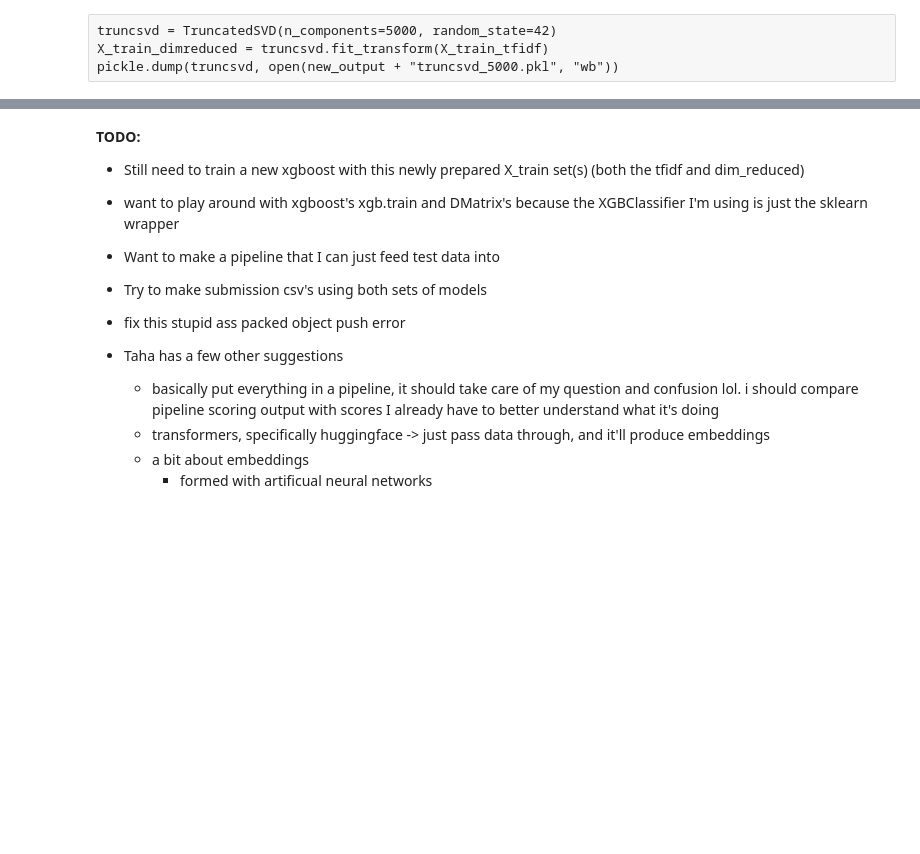
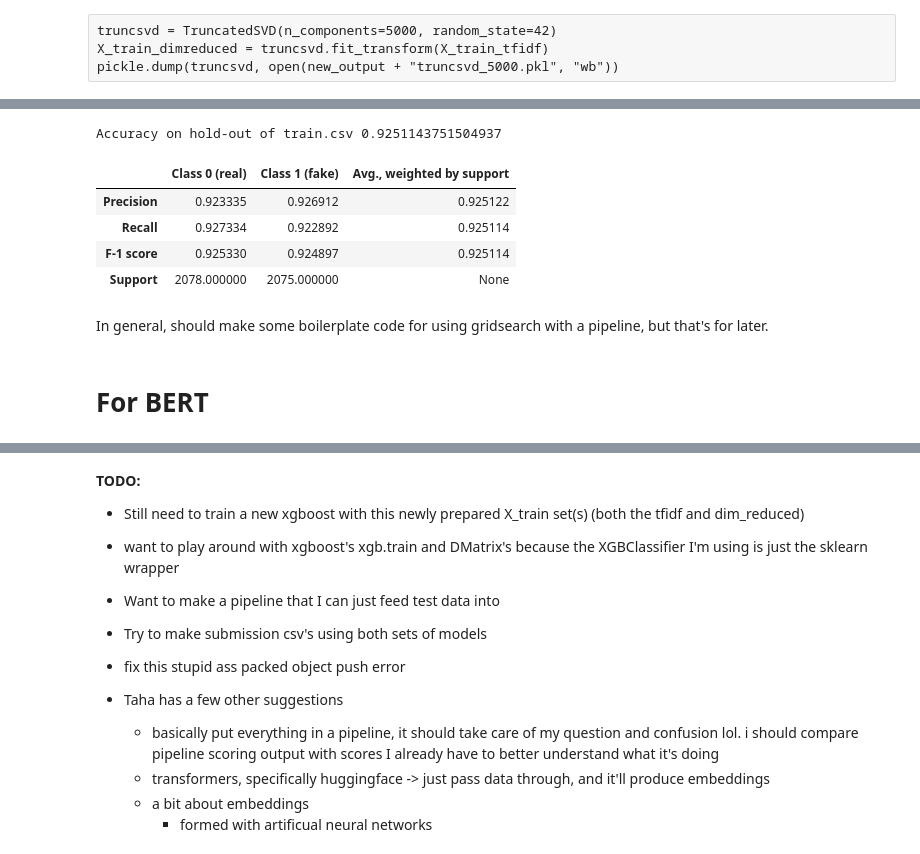
Before and after one commit to castillo-marc/fake_news, a Jupyter notebook: Fake News Notebook.ipynb, the cells around one changed output, grey strips where cells are left out. Saved outputs shown, nothing was run; the diff lists cells and outputs as text; code cells hidden in the pictures; blank space fills up the shorter version.

```diff
--- a/Fake News Notebook.ipynb
+++ b/Fake News Notebook.ipynb
@@ -246,0 +357,13 @@ X_train_dimreduced = truncsvd.transform(X_train_tfidf)
+# %%
+get_scores(xgb_best, X_test_dimreduced, y_test)
+# %% [output]
+Accuracy on hold-out of train.csv 0.9251143751504937
+|  | Class 0 (real) | Class 1 (fake) | Avg., weighted by support |
+| Precision | 0.923335 | 0.926912 | 0.925122 |
+| Recall | 0.927334 | 0.922892 | 0.925114 |
+| F-1 score | 0.925330 | 0.924897 | 0.925114 |
+| Support | 2078.000000 | 2075.000000 | None |
+# %% [markdown]
+In general, should make some boilerplate code for using gridsearch with a pipeline, but that's for later.
+# %% [markdown]
+# For BERT
```
Also changed, not shown: parts of 21 cells of this notebook.
